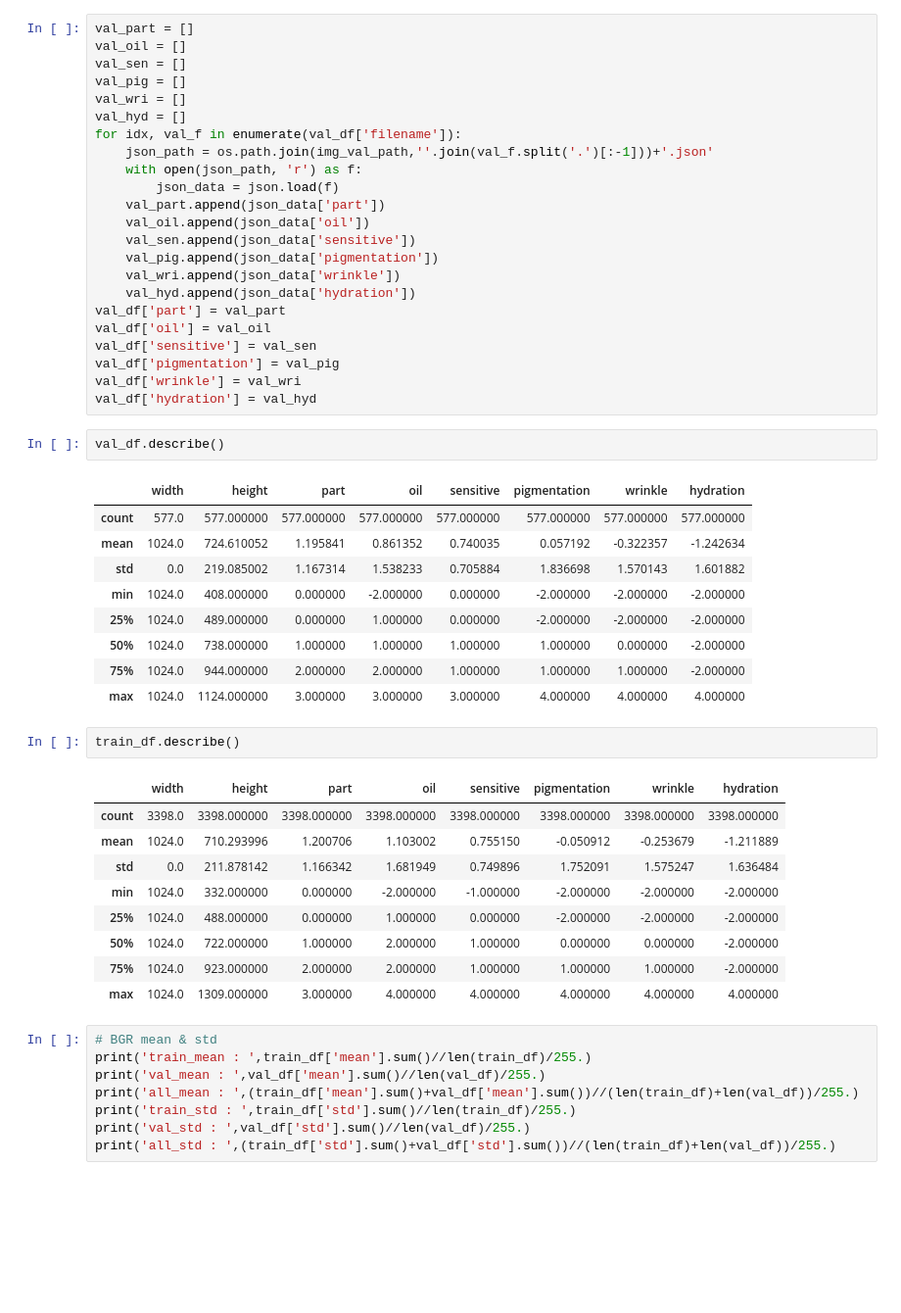
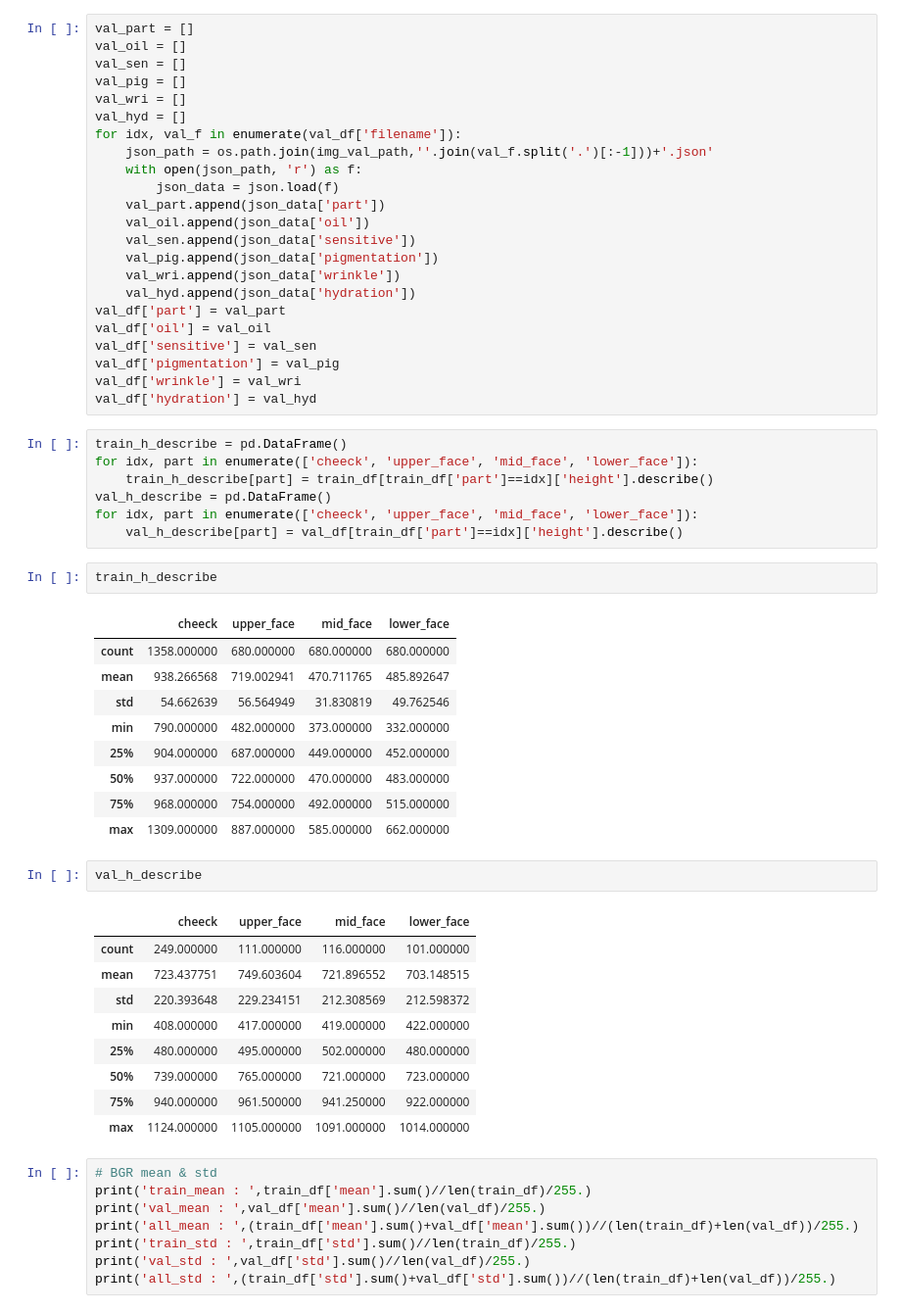
Before and after one commit to boostcampaitech3/final-project-level3-cv-07, a Jupyter notebook: EDA/EDA_ARTLAB.ipynb, the cells around one changed output. Shown at 98% size. Cells and saved outputs as stored; diff of their text form; blank space fills up the shorter version.

```diff
--- a/EDA/EDA_ARTLAB.ipynb
+++ b/EDA/EDA_ARTLAB.ipynb
@@ -129,30 +129,37 @@ val_df['sensitive'] = val_sen
 val_df['pigmentation'] = val_pig
 val_df['wrinkle'] = val_wri
 val_df['hydration'] = val_hyd
-# %%
-val_df.describe()
-# %% [output]
-|  | width | height | part | oil | sensitive | pigmentation | wrinkle | hydration |
-| count | 577.0 | 577.000000 | 577.000000 | 577.000000 | 577.000000 | 577.000000 | 577.000000 | 577.000000 |
-| mean | 1024.0 | 724.610052 | 1.195841 | 0.861352 | 0.740035 | 0.057192 | -0.322357 | -1.242634 |
-| std | 0.0 | 219.085002 | 1.167314 | 1.538233 | 0.705884 | 1.836698 | 1.570143 | 1.601882 |
-| min | 1024.0 | 408.000000 | 0.000000 | -2.000000 | 0.000000 | -2.000000 | -2.000000 | -2.000000 |
-| 25% | 1024.0 | 489.000000 | 0.000000 | 1.000000 | 0.000000 | -2.000000 | -2.000000 | -2.000000 |
-| 50% | 1024.0 | 738.000000 | 1.000000 | 1.000000 | 1.000000 | 1.000000 | 0.000000 | -2.000000 |
-| 75% | 1024.0 | 944.000000 | 2.000000 | 2.000000 | 1.000000 | 1.000000 | 1.000000 | -2.000000 |
-| max | 1024.0 | 1124.000000 | 3.000000 | 3.000000 | 3.000000 | 4.000000 | 4.000000 | 4.000000 |
 # %%
-train_df.describe()
+train_h_describe = pd.DataFrame()
+for idx, part in enumerate(['cheeck', 'upper_face', 'mid_face', 'lower_face']):
+    train_h_describe[part] = train_df[train_df['part']==idx]['height'].describe()
+val_h_describe = pd.DataFrame()
+for idx, part in enumerate(['cheeck', 'upper_face', 'mid_face', 'lower_face']):
+    val_h_describe[part] = val_df[train_df['part']==idx]['height'].describe()
-# %% [output]
-|  | width | height | part | oil | sensitive | pigmentation | wrinkle | hydration |
-| count | 3398.0 | 3398.000000 | 3398.000000 | 3398.000000 | 3398.000000 | 3398.000000 | 3398.000000 | 3398.000000 |
-| mean | 1024.0 | 710.293996 | 1.200706 | 1.103002 | 0.755150 | -0.050912 | -0.253679 | -1.211889 |
-| std | 0.0 | 211.878142 | 1.166342 | 1.681949 | 0.749896 | 1.752091 | 1.575247 | 1.636484 |
-| min | 1024.0 | 332.000000 | 0.000000 | -2.000000 | -1.000000 | -2.000000 | -2.000000 | -2.000000 |
-| 25% | 1024.0 | 488.000000 | 0.000000 | 1.000000 | 0.000000 | -2.000000 | -2.000000 | -2.000000 |
-| 50% | 1024.0 | 722.000000 | 1.000000 | 2.000000 | 1.000000 | 0.000000 | 0.000000 | -2.000000 |
-| 75% | 1024.0 | 923.000000 | 2.000000 | 2.000000 | 1.000000 | 1.000000 | 1.000000 | -2.000000 |
-| max | 1024.0 | 1309.000000 | 3.000000 | 4.000000 | 4.000000 | 4.000000 | 4.000000 | 4.000000 |
+# %%
+train_h_describe
+# %% [output]
+|  | cheeck | upper_face | mid_face | lower_face |
+| count | 1358.000000 | 680.000000 | 680.000000 | 680.000000 |
+| mean | 938.266568 | 719.002941 | 470.711765 | 485.892647 |
+| std | 54.662639 | 56.564949 | 31.830819 | 49.762546 |
+| min | 790.000000 | 482.000000 | 373.000000 | 332.000000 |
+| 25% | 904.000000 | 687.000000 | 449.000000 | 452.000000 |
+| 50% | 937.000000 | 722.000000 | 470.000000 | 483.000000 |
+| 75% | 968.000000 | 754.000000 | 492.000000 | 515.000000 |
+| max | 1309.000000 | 887.000000 | 585.000000 | 662.000000 |
+# %%
+val_h_describe
+# %% [output]
+|  | cheeck | upper_face | mid_face | lower_face |
+| count | 249.000000 | 111.000000 | 116.000000 | 101.000000 |
+| mean | 723.437751 | 749.603604 | 721.896552 | 703.148515 |
+| std | 220.393648 | 229.234151 | 212.308569 | 212.598372 |
+| min | 408.000000 | 417.000000 | 419.000000 | 422.000000 |
+| 25% | 480.000000 | 495.000000 | 502.000000 | 480.000000 |
+| 50% | 739.000000 | 765.000000 | 721.000000 | 723.000000 |
+| 75% | 940.000000 | 961.500000 | 941.250000 | 922.000000 |
+| max | 1124.000000 | 1105.000000 | 1091.000000 | 1014.000000 |
 # %%
 # BGR mean & std
 print('train_mean : ',train_df['mean'].sum()//len(train_df)/255.)
```
Also changed, not shown: parts of 9 cells of this notebook.
